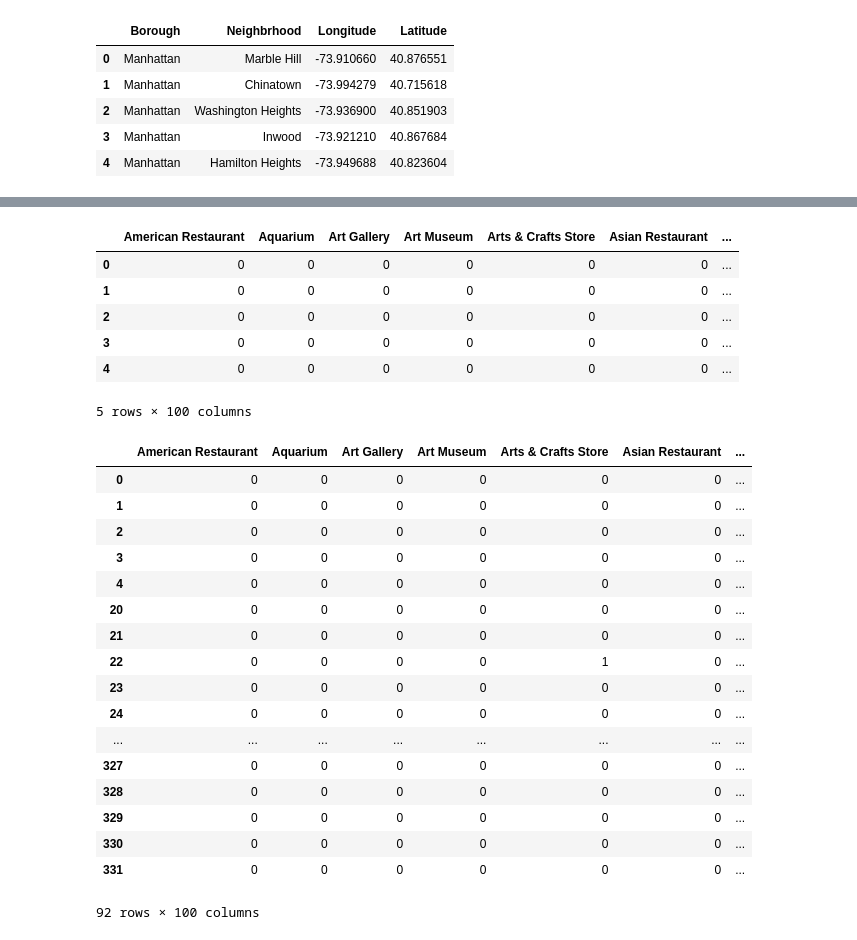
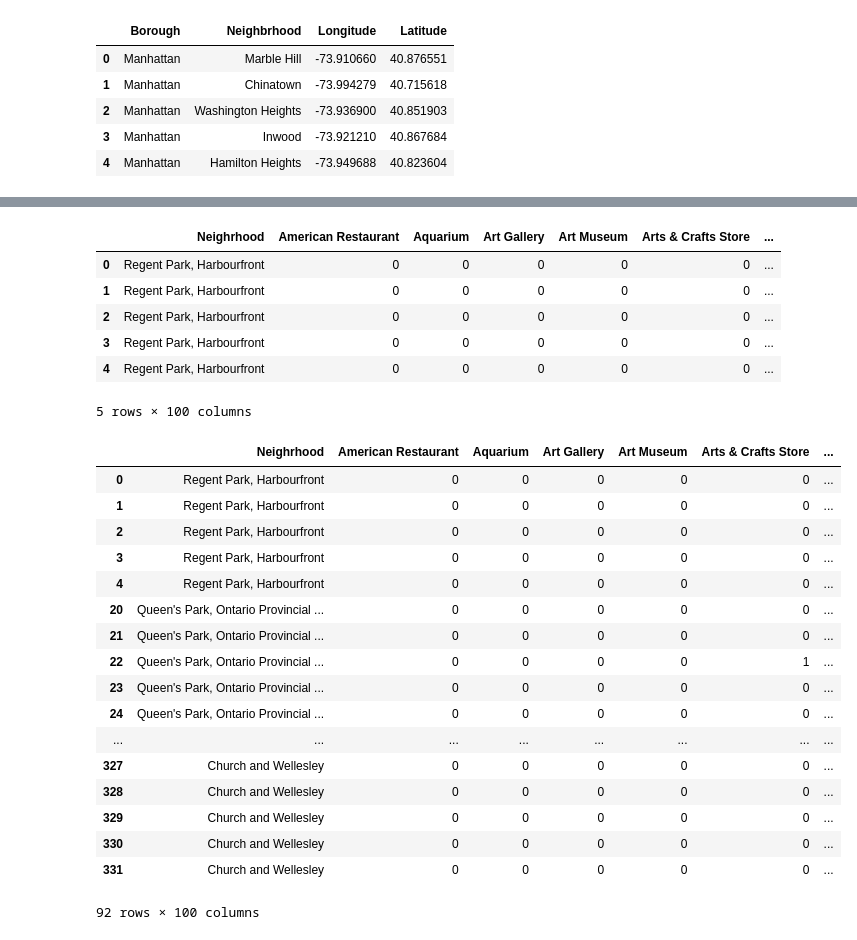
Before and after one commit to Rohan6c/capstone, a Jupyter notebook: mkk.ipynb, the cells around one changed output, grey strips where cells are left out. Drawn from its saved outputs; the diff is of its cells as text; code cells hidden in the pictures.

```diff
--- a/mkk.ipynb
+++ b/mkk.ipynb
@@ -353,37 +353,39 @@ Stuyvesant Town
 Flatiron
 Hudson Yards
 # %%
-downtowntorontoonehot=pd.get_dummies(downtowntoronto['Venue Category'])
+downtowntorontoonehot=pd.get_dummies(downtowntoronto['Venue Category'],prefix="",prefix_sep="")
 downtowntorontoonehot['Neighrhood']=downtowntoronto['Neighborhood Name']
-downtowntorontoonehot.head()
+fixedcols=[downtowntorontoonehot.columns[-1]]+list(downtowntorontoonehot.columns[:-1])
+torontocod=downtowntorontoonehot[fixedcols]
+torontocod.head()
 # %% [output]
-|  | American Restaurant | Aquarium | Art Gallery | Art Museum | Arts & Crafts Store | Asian Restaurant | ... |
-| 0 | 0 | 0 | 0 | 0 | 0 | 0 | ... |
-| 1 | 0 | 0 | 0 | 0 | 0 | 0 | ... |
-| 2 | 0 | 0 | 0 | 0 | 0 | 0 | ... |
-| 3 | 0 | 0 | 0 | 0 | 0 | 0 | ... |
-| 4 | 0 | 0 | 0 | 0 | 0 | 0 | ... |
+|  | Neighrhood | American Restaurant | Aquarium | Art Gallery | Art Museum | Arts & Crafts Store | ... |
+| 0 | Regent Park, Harbourfront | 0 | 0 | 0 | 0 | 0 | ... |
+| 1 | Regent Park, Harbourfront | 0 | 0 | 0 | 0 | 0 | ... |
+| 2 | Regent Park, Harbourfront | 0 | 0 | 0 | 0 | 0 | ... |
+| 3 | Regent Park, Harbourfront | 0 | 0 | 0 | 0 | 0 | ... |
+| 4 | Regent Park, Harbourfront | 0 | 0 | 0 | 0 | 0 | ... |
 5 rows × 100 columns
 # %%
-torontogroup=downtowntorontoonehot.groupby('Neighrhood')
+torontogrp=torontocod.groupby('Neighrhood')
 # %%
-torontogroup.head()
+torontogrp.head()
 # %% [output]
-|  | American Restaurant | Aquarium | Art Gallery | Art Museum | Arts & Crafts Store | Asian Restaurant | ... |
-| 0 | 0 | 0 | 0 | 0 | 0 | 0 | ... |
-| 1 | 0 | 0 | 0 | 0 | 0 | 0 | ... |
-| 2 | 0 | 0 | 0 | 0 | 0 | 0 | ... |
-| 3 | 0 | 0 | 0 | 0 | 0 | 0 | ... |
-| 4 | 0 | 0 | 0 | 0 | 0 | 0 | ... |
-| 20 | 0 | 0 | 0 | 0 | 0 | 0 | ... |
-| 21 | 0 | 0 | 0 | 0 | 0 | 0 | ... |
-| 22 | 0 | 0 | 0 | 0 | 1 | 0 | ... |
-| 23 | 0 | 0 | 0 | 0 | 0 | 0 | ... |
-| 24 | 0 | 0 | 0 | 0 | 0 | 0 | ... |
+|  | Neighrhood | American Restaurant | Aquarium | Art Gallery | Art Museum | Arts & Crafts Store | ... |
+| 0 | Regent Park, Harbourfront | 0 | 0 | 0 | 0 | 0 | ... |
+| 1 | Regent Park, Harbourfront | 0 | 0 | 0 | 0 | 0 | ... |
+| 2 | Regent Park, Harbourfront | 0 | 0 | 0 | 0 | 0 | ... |
+| 3 | Regent Park, Harbourfront | 0 | 0 | 0 | 0 | 0 | ... |
+| 4 | Regent Park, Harbourfront | 0 | 0 | 0 | 0 | 0 | ... |
+| 20 | Queen's Park, Ontario Provincial ... | 0 | 0 | 0 | 0 | 0 | ... |
+| 21 | Queen's Park, Ontario Provincial ... | 0 | 0 | 0 | 0 | 0 | ... |
+| 22 | Queen's Park, Ontario Provincial ... | 0 | 0 | 0 | 0 | 1 | ... |
+| 23 | Queen's Park, Ontario Provincial ... | 0 | 0 | 0 | 0 | 0 | ... |
+| 24 | Queen's Park, Ontario Provincial ... | 0 | 0 | 0 | 0 | 0 | ... |
 | ... | ... | ... | ... | ... | ... | ... | ... |
-| 327 | 0 | 0 | 0 | 0 | 0 | 0 | ... |
-| 328 | 0 | 0 | 0 | 0 | 0 | 0 | ... |
-| 329 | 0 | 0 | 0 | 0 | 0 | 0 | ... |
-| 330 | 0 | 0 | 0 | 0 | 0 | 0 | ... |
-| 331 | 0 | 0 | 0 | 0 | 0 | 0 | ... |
+| 327 | Church and Wellesley | 0 | 0 | 0 | 0 | 0 | ... |
+| 328 | Church and Wellesley | 0 | 0 | 0 | 0 | 0 | ... |
+| 329 | Church and Wellesley | 0 | 0 | 0 | 0 | 0 | ... |
+| 330 | Church and Wellesley | 0 | 0 | 0 | 0 | 0 | ... |
+| 331 | Church and Wellesley | 0 | 0 | 0 | 0 | 0 | ... |
 92 rows × 100 columns
```
Also changed, not shown: parts of 7 cells of this notebook.
